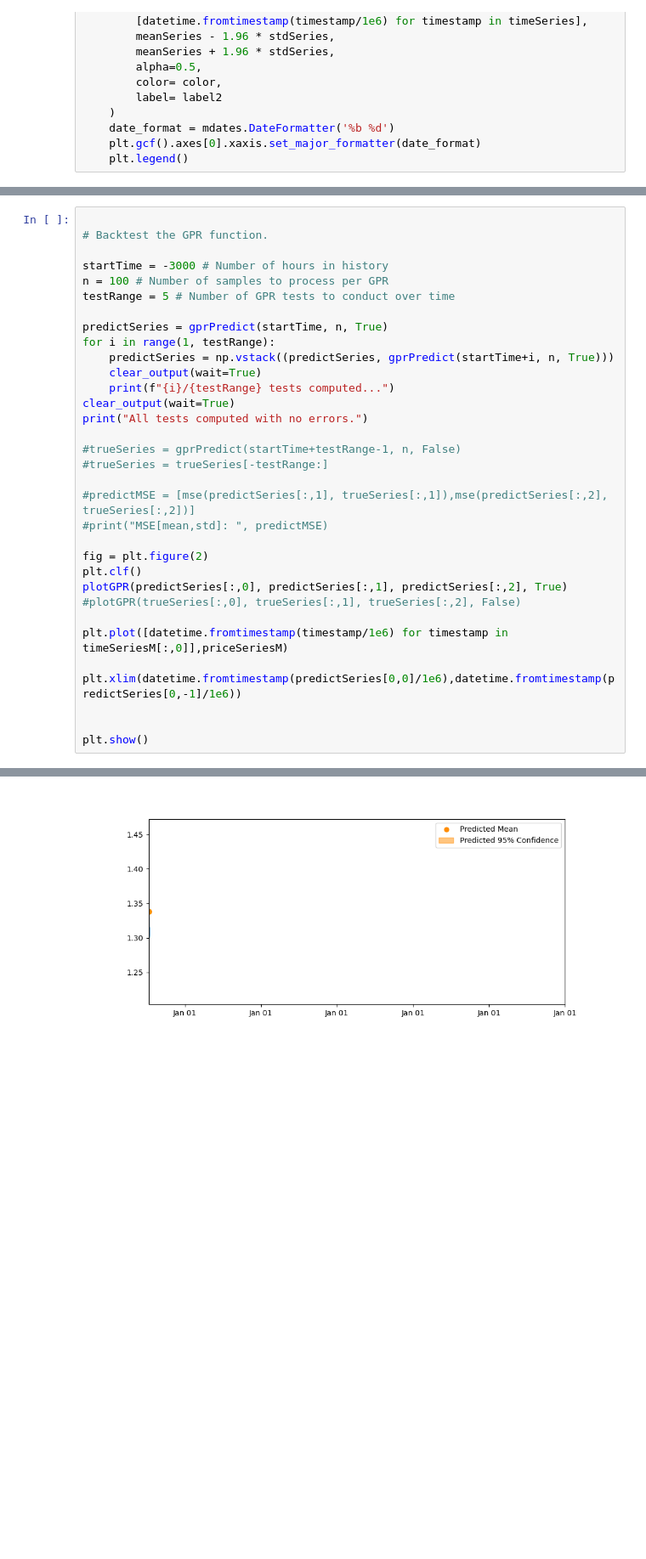
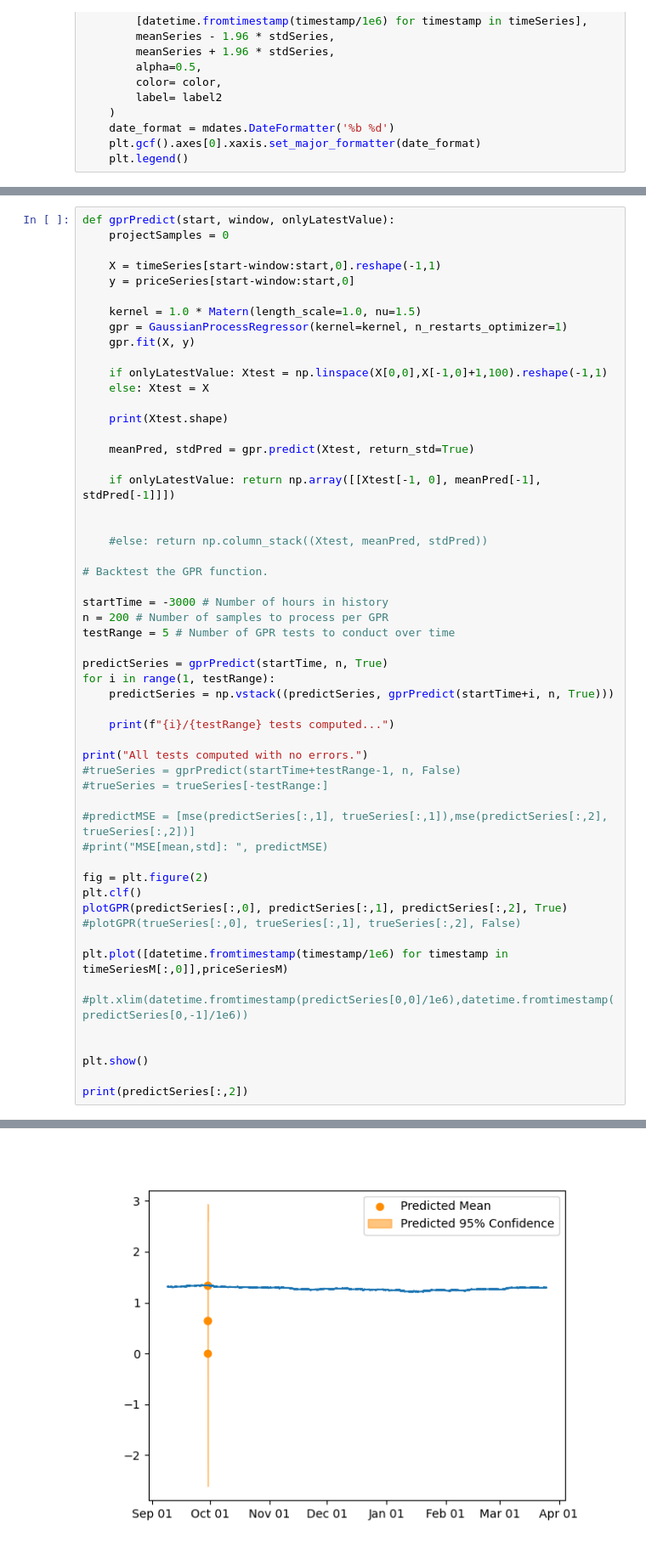
Before and after one commit to alexrmiller2/gpr-system, a Jupyter notebook: gpr-system-v2.ipynb, the cells around one changed output, grey strips where cells are left out. Shown at 85% size. Drawn from its saved outputs; the diff is of its cells as text; blank space fills up the shorter version.

```diff
--- a/gpr-system-v2.ipynb
+++ b/gpr-system-v2.ipynb
@@ -102,19 +74,39 @@ def gprPredict(start, window, onlyLatestValue):
 # %%
+def gprPredict(start, window, onlyLatestValue):
+    projectSamples = 0
+
+    X = timeSeries[start-window:start,0].reshape(-1,1)
+    y = priceSeries[start-window:start,0]
+
+    kernel = 1.0 * Matern(length_scale=1.0, nu=1.5)
+    gpr = GaussianProcessRegressor(kernel=kernel, n_restarts_optimizer=1)
+    gpr.fit(X, y)
+
+    if onlyLatestValue: Xtest = np.linspace(X[0,0],X[-1,0]+1,100).reshape(-1,1)
+    else: Xtest = X
+
+    print(Xtest.shape)
+
+    meanPred, stdPred = gpr.predict(Xtest, return_std=True)
+
+    if onlyLatestValue: return np.array([[Xtest[-1, 0], meanPred[-1], stdPred[-1]]])
+
+
+    #else: return np.column_stack((Xtest, meanPred, stdPred))
 
 # Backtest the GPR function.
 
 startTime = -3000 # Number of hours in history
-n = 100 # Number of samples to process per GPR
+n = 200 # Number of samples to process per GPR
 testRange = 5 # Number of GPR tests to conduct over time
 
 predictSeries = gprPredict(startTime, n, True)
 for i in range(1, testRange):
     predictSeries = np.vstack((predictSeries, gprPredict(startTime+i, n, True)))
-    clear_output(wait=True)
+
     print(f"{i}/{testRange} tests computed...")
-clear_output(wait=True)
+
 print("All tests computed with no errors.")
-
 #trueSeries = gprPredict(startTime+testRange-1, n, False)
 #trueSeries = trueSeries[-testRange:]
 
@@ -128,8 +120,10 @@ plotGPR(predictSeries[:,0], predictSeries[:,1], predictSeries[:,2], True)
 
 plt.plot([datetime.fromtimestamp(timestamp/1e6) for timestamp in timeSeriesM[:,0]],priceSeriesM)
 
-plt.xlim(datetime.fromtimestamp(predictSeries[0,0]/1e6),datetime.fromtimestamp(predictSeries[0,-1]/1e6))
+#plt.xlim(datetime.fromtimestamp(predictSeries[0,0]/1e6),datetime.fromtimestamp(predictSeries[0,-1]/1e6))
 
 
 plt.show()
+
+print(predictSeries[:,2])
 # %% [output]
@@ -136,2 +139,2 @@ plt.show()
 All tests computed with no errors.
-[figure, old version]
+[figure, new version]
```
Also changed, not shown: parts of 2 cells of this notebook, 4 other files.
